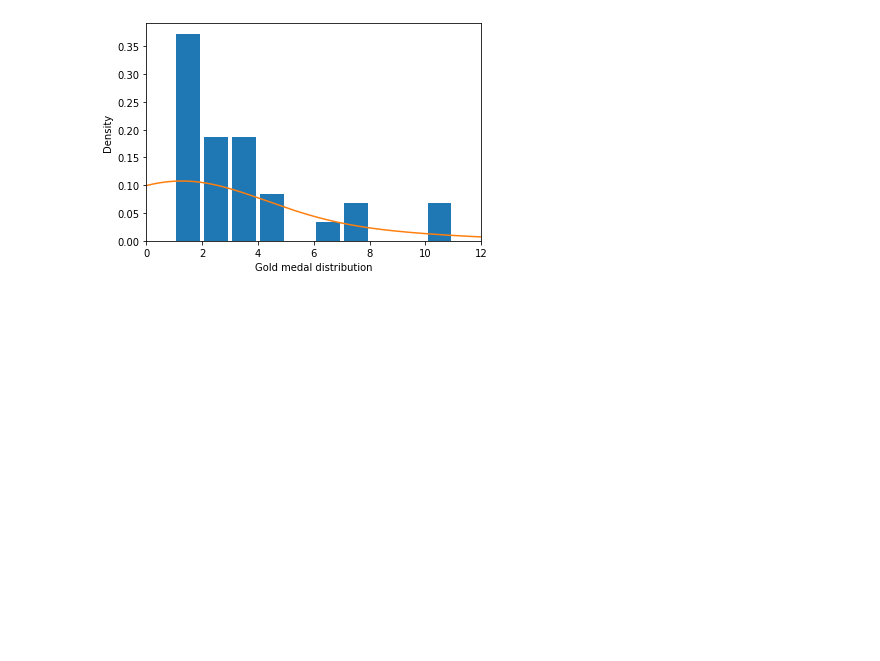
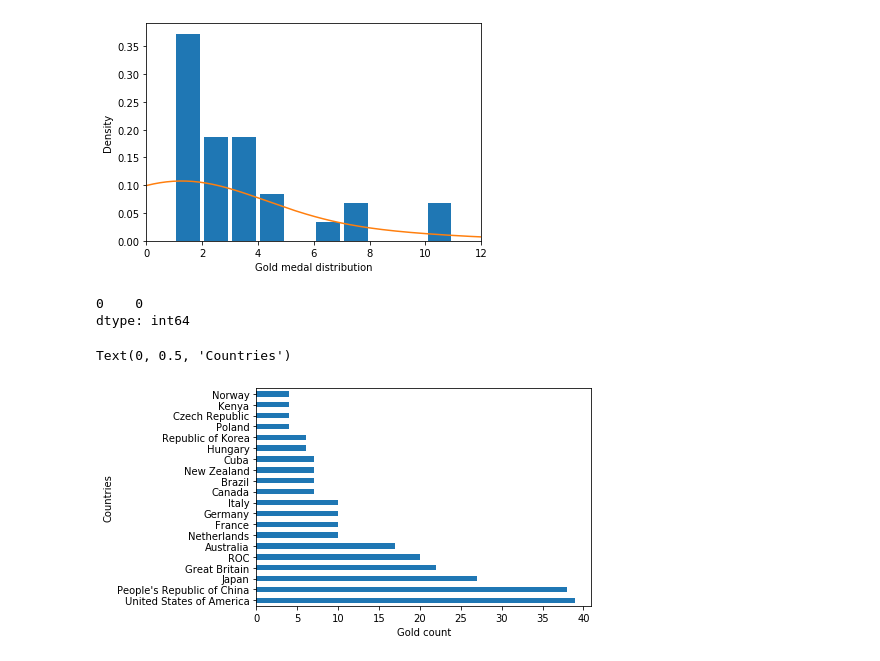
Before and after one commit to leiyan29/statistics, a Jupyter notebook: practical statistiscs_1.ipynb, the cells around one changed output. Saved outputs shown, nothing was run; the diff lists cells and outputs as text; code cells hidden in the pictures; blank space fills up the shorter version.

```diff
--- a/practical statistiscs_1.ipynb
+++ b/practical statistiscs_1.ipynb
@@ -155,3 +169,17 @@ Text(0.5, 0, 'Gold medal distribution')
 [figure]
 # %%
 # explore binary and categorical data
+
+# mode is the value that appears with the most frequency
+medal_count['Gold'].mode()
+# %% [output]
+0    0
+dtype: int64
+# %%
+# bar plot
+ax = medal_count.iloc[:20,:].plot.barh(x='Team/NOC', y='Gold', legend=False)
+ax.set_xlabel('Gold count')
+ax.set_ylabel('Countries')
+# %% [output]
+Text(0, 0.5, 'Countries')
+[figure, added]
```
Also changed, not shown: parts of 2 cells of this notebook.
